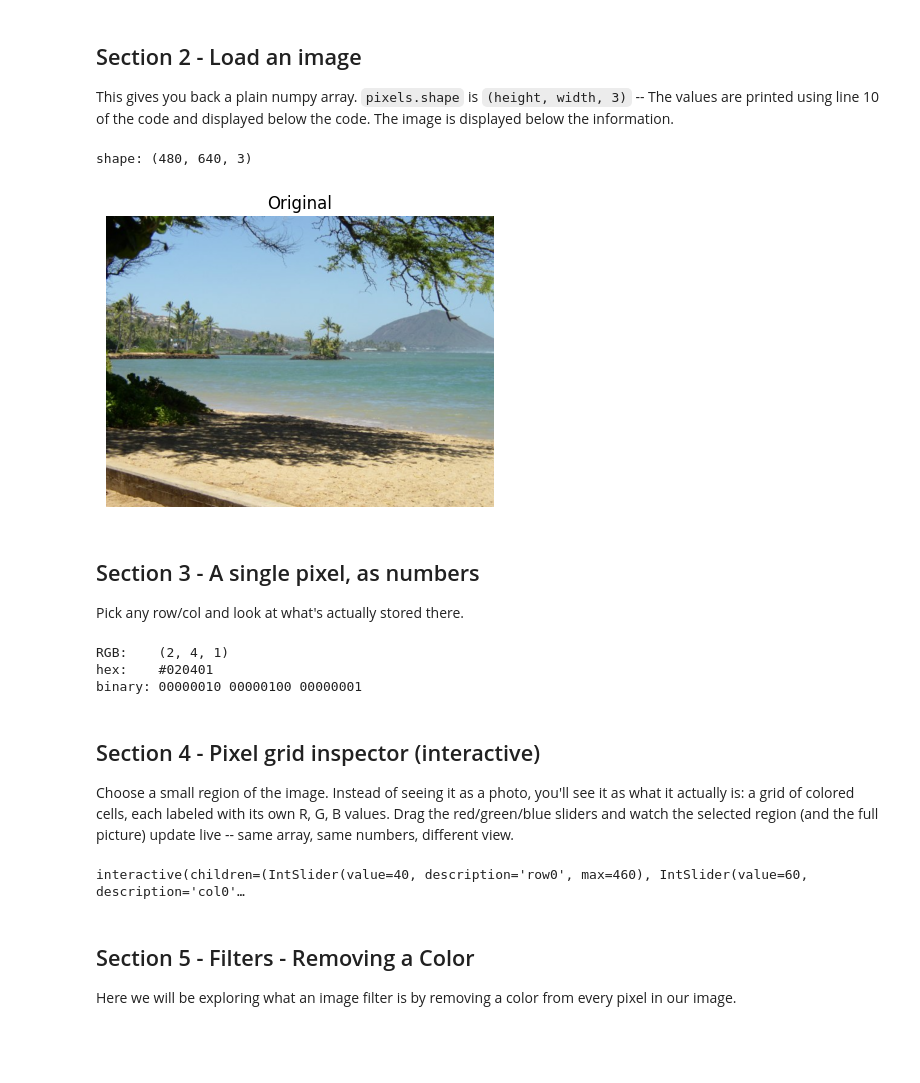
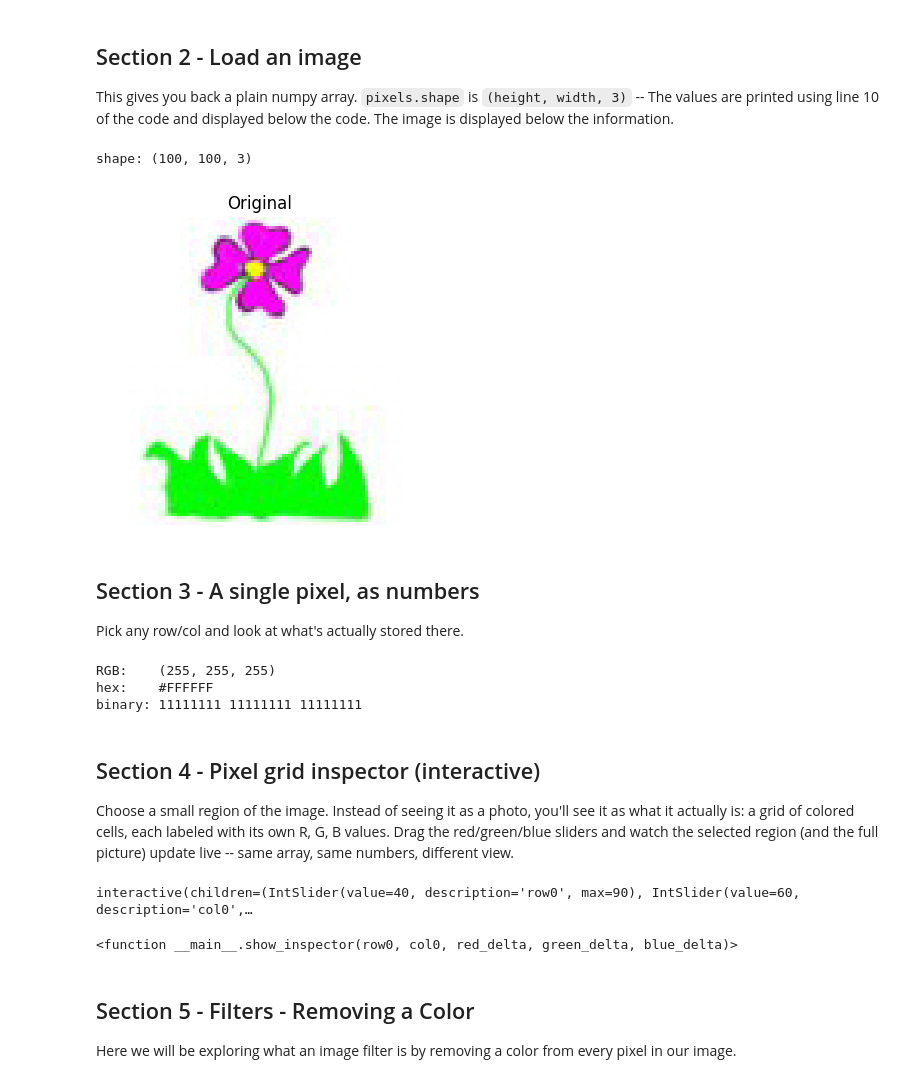
Before and after one commit to Abi-Lavu/Python_Picture_Lab, a Jupyter notebook: notebooks/01_pixel_inspector.ipynb, the cells around one changed output. Drawn from its saved outputs; the diff is of its cells as text; code cells hidden in the pictures; blank space fills up the shorter version.

```diff
--- a/notebooks/01_pixel_inspector.ipynb
+++ b/notebooks/01_pixel_inspector.ipynb
@@ -28,37 +28,37 @@ This gives you back a plain numpy array. `pixels.shape` is
 # %%
 from pathlib import Path
 
 # works whether the notebook's working directory is the repo root
 # (VS Code / Codespaces default) or the notebooks/ folder itself
-image_path = Path("images/beach.jpg")
+image_path = Path("images/flower1.jpg")
 if not image_path.exists():
-    image_path = Path("../images/beach.jpg")
+    image_path = Path("../images/flower1.jpg")
 
 pixels = io_utils.load_image(image_path)
 print("shape:", pixels.shape)
 
 plt.figure(figsize=(5, 4))
 plt.imshow(pixels)
 plt.axis("off")
 plt.title("Original")
 plt.show()
 # %% [output]
-shape: (480, 640, 3)
+shape: (100, 100, 3)
-[figure, old version]
+[figure, new version]
 # %% [markdown]
 ## Section 3 - A single pixel, as numbers
 
 Pick any row/col and look at what's actually stored there.
 # %%
-row, col = 1, 1
+row, col = 99, 99
 rgb = transforms.get_pixel(pixels, row, col)
 print("RGB:   ", rgb)
 print("hex:   ", encoding.to_hex(rgb))
 print("binary:", encoding.to_binary(rgb))
 # %% [output]
-RGB:    (2, 4, 1)
-hex:    #020401
-binary: 00000010 00000100 00000001
+RGB:    (255, 255, 255)
+hex:    #FFFFFF
+binary: 11111111 11111111 11111111
 # %% [markdown]
 ## Section 4 - Pixel grid inspector (interactive)
 
@@ -68,7 +68,7 @@ own R, G, B values. Drag the red/green/blue sliders and watch the selected
 region (and the full picture) update live -- same array, same numbers,
 different view.
 # %%
-region_size = 20
+region_size = 10
 
 def show_inspector(row0, col0, red_delta, green_delta, blue_delta):
     edited = pixels.copy()
@@ -114,9 +114,10 @@ interact(
     red_delta=widgets.IntSlider(min=-255, max=255, step=1, value=0),
     green_delta=widgets.IntSlider(min=-255, max=255, step=1, value=0),
     blue_delta=widgets.IntSlider(min=-255, max=255, step=1, value=0),
-);
+)
 # %% [output]
-interactive(children=(IntSlider(value=40, description='row0', max=460), IntSlider(value=60, description='col0'…
+interactive(children=(IntSlider(value=40, description='row0', max=90), IntSlider(value=60, description='col0',…
+<function __main__.show_inspector(row0, col0, red_delta, green_delta, blue_delta)>
 # %% [markdown]
 ## Section 5 - Filters - Removing a Color
 
```
Also changed, not shown: parts of 8 cells of this notebook, 2 other files.
